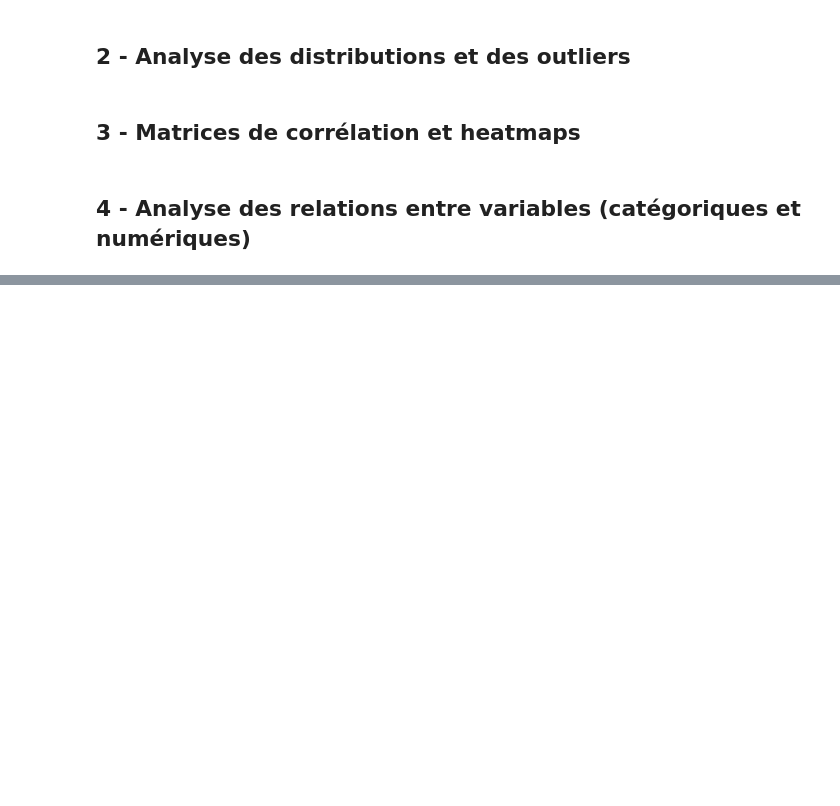
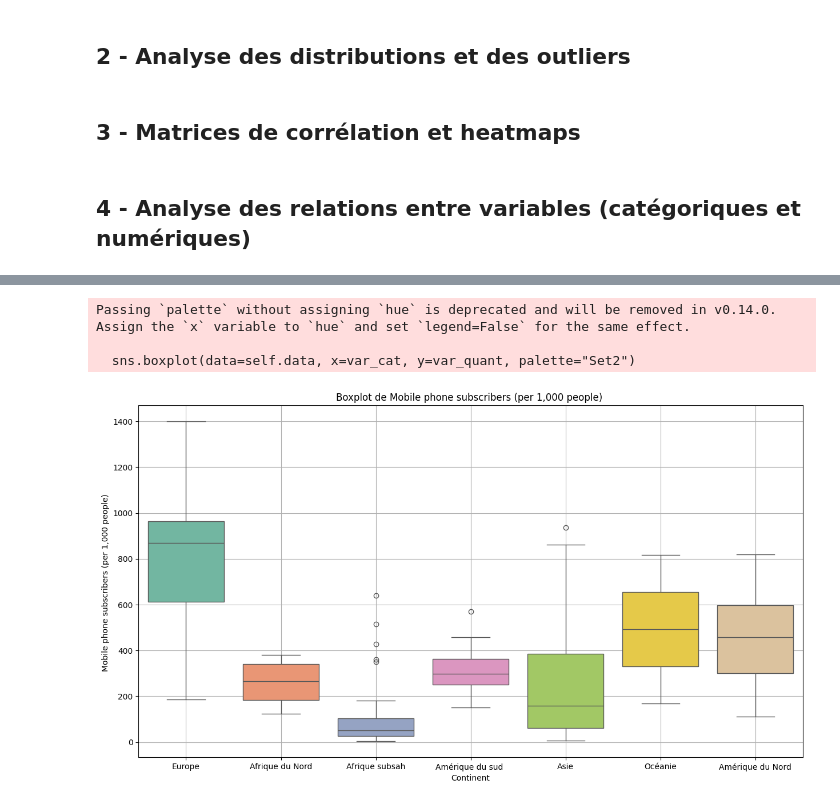
Before and after one commit to AmoussouKokou/formation, a Jupyter notebook: src/module5 - explor.ipynb, the cells around one changed output, grey strips where cells are left out. Saved outputs shown, nothing was run; the diff lists cells and outputs as text; code cells hidden in the pictures; blank space fills up the shorter version.

Commit message:
graphique et correction

```diff
--- a/src/module5 - explor.ipynb
+++ b/src/module5 - explor.ipynb
@@ -30,6 +31,0 @@ data.to_csv('data/processed/pays_for_acp.csv', index=False, encoding='utf-8')
-# %%
-import os
-os.chdir("d:/Projet/formation")
-import pandas as pd
-data = pd.read_csv("data/processed/pays_for_acp.csv")
-data
@@ -49,0 +48,3 @@ data
+# %%
+data.set_index('Pays', inplace=True)
+data['Continent'] = data['Continent'].astype('category')
@@ -49,0 +73,8 @@ data
+# %%
+from src.modules.plots import Plots
+Plots(data).boxplot("Mobile phone subscribers (per 1,000 people) ", "Continent", (15, 8))
+# %% [output]
+Passing `palette` without assigning `hue` is deprecated and will be removed in v0.14.0. Assign the `x` variable to `hue` and set `legend=False` for the same effect.
+
+  sns.boxplot(data=self.data, x=var_cat, y=var_quant, palette="Set2")
+[figure, added]
```
Also changed, not shown: parts of 5 cells of this notebook, 1 other file.
